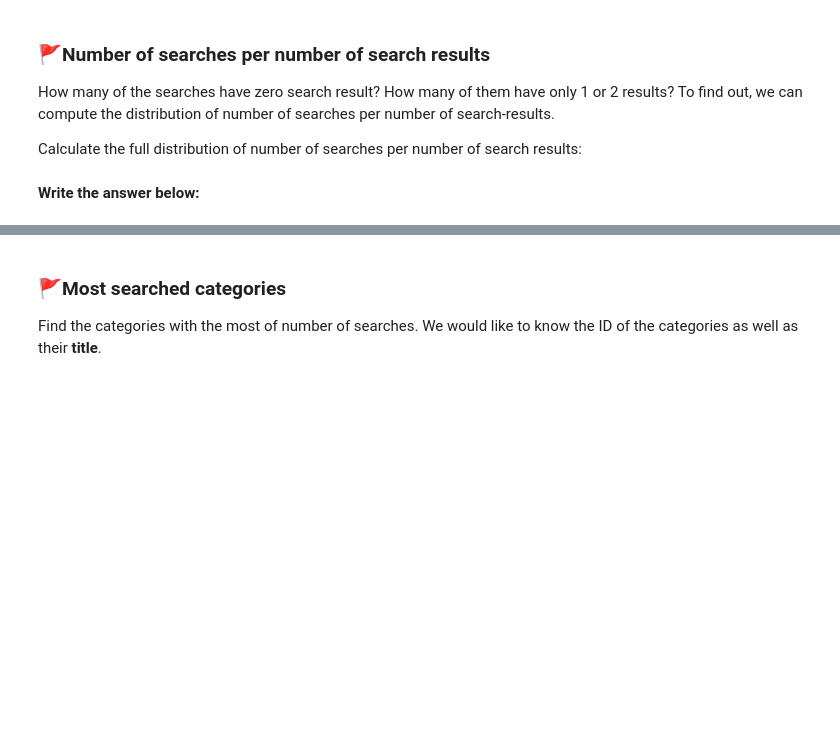
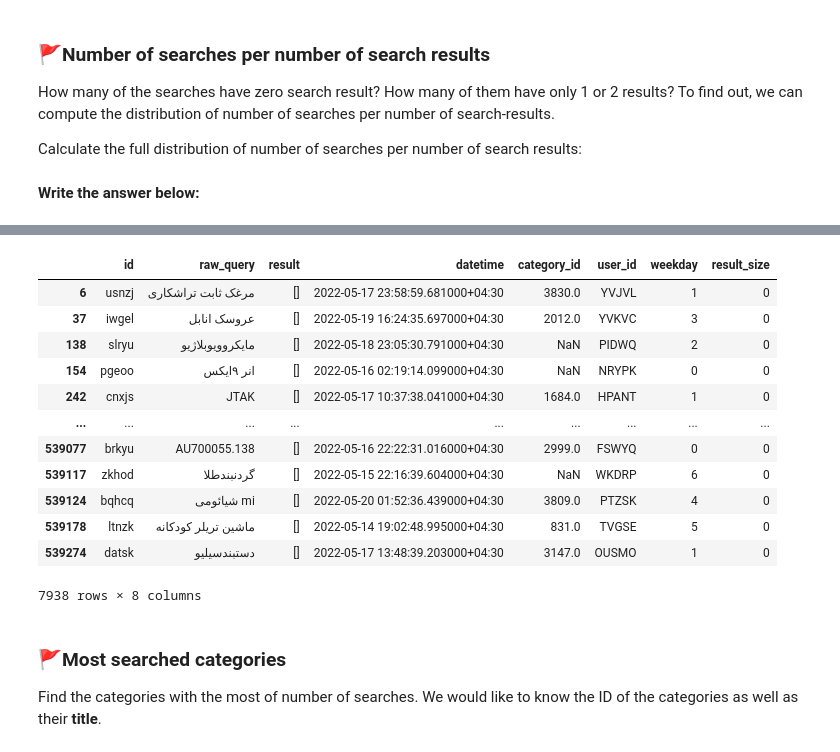
Before and after one commit to HooshBaaz/2022_DataAnalytics_SummerSchool, a Jupyter notebook: PR2/Torob-search-data-EDA.ipynb, the cells around one changed output, grey strips where cells are left out. Cells and saved outputs as stored; diff of their text form; code cells hidden in the pictures; blank space fills up the shorter version.

```diff
--- a/PR2/Torob-search-data-EDA.ipynb
+++ b/PR2/Torob-search-data-EDA.ipynb
@@ -411,3 +473,19 @@ SDF.result_size.value_counts().sort_index()
+# %%
+SDF[SDF.result_size==0]
+# %% [output]
+|  | id | raw_query | result | datetime | category_id | user_id | weekday | result_size |
+| 6 | usnzj | مرغک ثابت تراشکاری | [] | 2022-05-17 23:58:59.681000+04:30 | 3830.0 | YVJVL | 1 | 0 |
+| 37 | iwgel | عروسک انابل | [] | 2022-05-19 16:24:35.697000+04:30 | 2012.0 | YVKVC | 3 | 0 |
+| 138 | slryu | مایکروویوبلاژیو | [] | 2022-05-18 23:05:30.791000+04:30 | NaN | PIDWQ | 2 | 0 |
+| 154 | pgeoo | انر ۹ایکس | [] | 2022-05-16 02:19:14.099000+04:30 | NaN | NRYPK | 0 | 0 |
+| 242 | cnxjs | JTAK | [] | 2022-05-17 10:37:38.041000+04:30 | 1684.0 | HPANT | 1 | 0 |
+| ... | ... | ... | ... | ... | ... | ... | ... | ... |
+| 539077 | brkyu | AU700055.138 | [] | 2022-05-16 22:22:31.016000+04:30 | 2999.0 | FSWYQ | 0 | 0 |
+| 539117 | zkhod | گردنبندطلا | [] | 2022-05-15 22:16:39.604000+04:30 | NaN | WKDRP | 6 | 0 |
+| 539124 | bqhcq | شیائومی mi | [] | 2022-05-20 01:52:36.439000+04:30 | 3809.0 | PTZSK | 4 | 0 |
+| 539178 | ltnzk | ماشین تریلر کودکانه | [] | 2022-05-14 19:02:48.995000+04:30 | 831.0 | TVGSE | 5 | 0 |
+| 539274 | datsk | دستبندسیلیو | [] | 2022-05-17 13:48:39.203000+04:30 | 3147.0 | OUSMO | 1 | 0 |
+7938 rows × 8 columns
 # %% [markdown]
 ### 🚩Most searched categories
 
```
Also changed, not shown: parts of 18 cells of this notebook, 11 other files.
